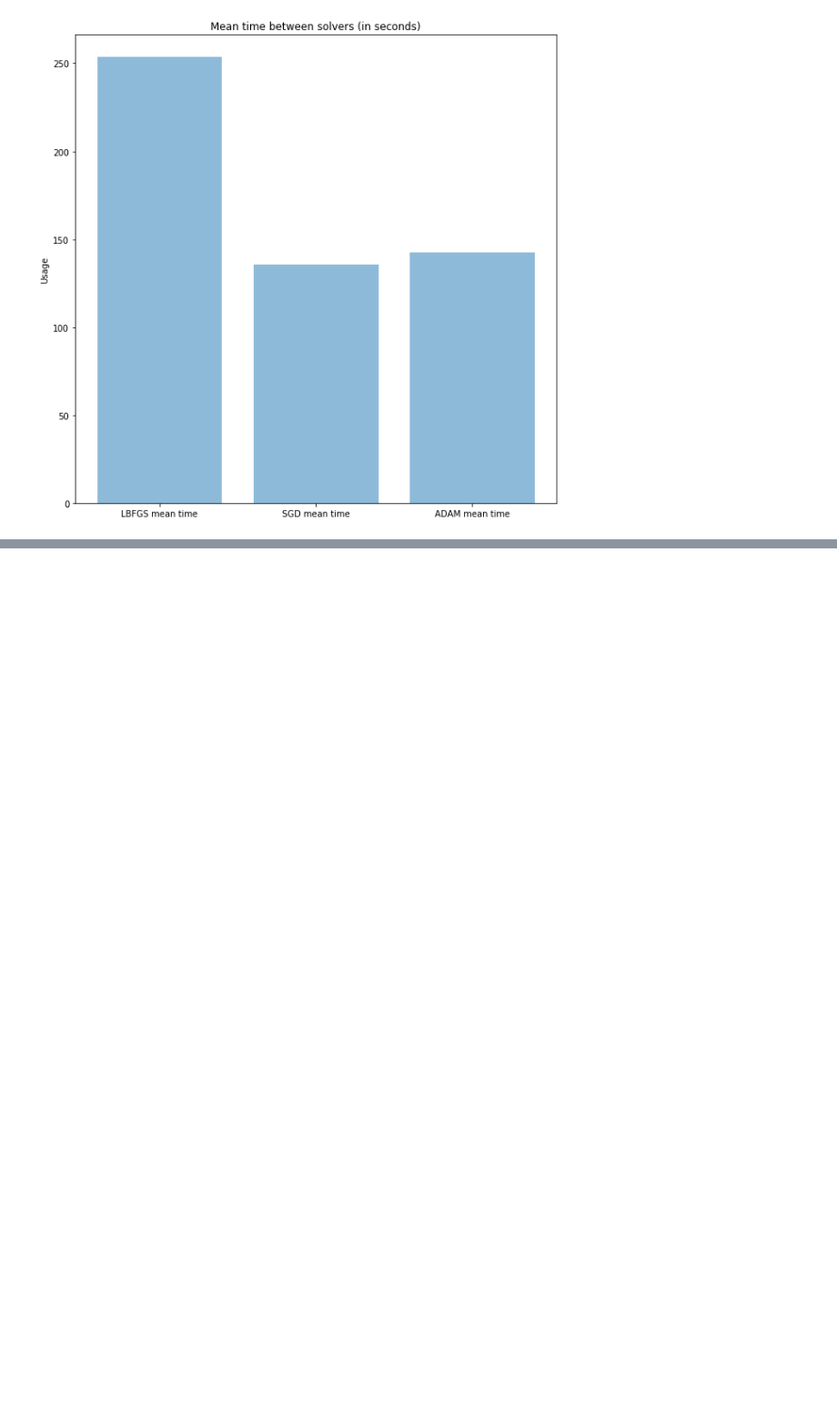
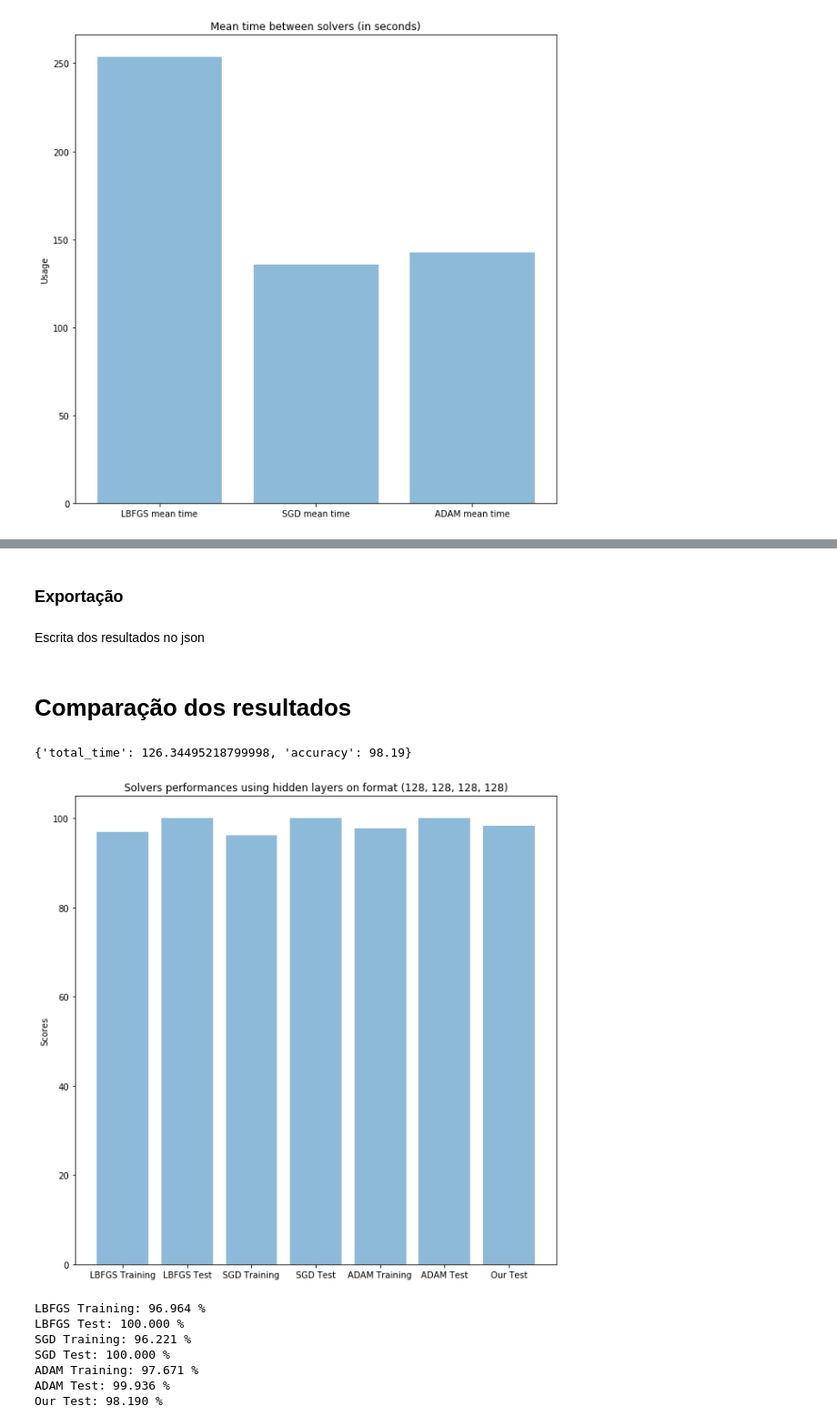
Before and after one commit to LimaEduardo/mnist-mlp, a Jupyter notebook: mnist-mlp.ipynb, the cells around one changed output, grey strips where cells are left out. Shown at 91% size. Cells and saved outputs as stored; diff of their text form; code cells hidden in the pictures; blank space fills up the shorter version.

```diff
--- a/mnist-mlp.ipynb
+++ b/mnist-mlp.ipynb
@@ -280,3 +351,7 @@ plt.ylabel('Scores')
 plt.title(f"Solvers performances using hidden layers on format {hidden_layers[4]}")
 
 plt.show()
+
+
+for pos, obj in enumerate(objects):
+    print(obj + ": " + str("{0:.3f}".format(scores[pos])) + " %")
@@ -302,3 +375,6 @@ plt.ylabel('Scores')
 plt.title(f"Solvers performances using hidden layers on format {hidden_layers[5]}")
 
 plt.show()
+
+for pos, obj in enumerate(objects):
+    print(obj + ": " + str("{0:.3f}".format(scores[pos])) + " %")
@@ -329,0 +747,4 @@ plt.show()
+# %% [markdown]
+### Exportação
+# %% [markdown]
+Escrita dos resultados no json
@@ -330 +754,41 @@ plt.show()
+# %% [markdown]
+# Comparação dos resultados
+# %%
+objects = ("LBFGS Training", "LBFGS Test" , "SGD Training", "SGD Test", "ADAM Training", "ADAM Test", "Our Test")
+
+with open("resultados.json", "r") as json_file:
+    json_data = json.loads(json_file.read())
+
+
+scores = []
+
+scores.append(lbfgs_test_scores[2])
+scores.append(lbfgs_training_scores[2])
+scores.append(sgd_test_scores[2])
+scores.append(sgd_training_scores[2])
+scores.append(adam_test_scores[2])
+scores.append(adam_training_scores[2])
+scores.append(json_data["accuracy"])
+
+y_pos = np.arange(len(objects))
+
+plt.bar(y_pos, scores, align='center', alpha=0.5)
+plt.xticks(y_pos, objects)
+plt.ylabel('Scores')
+plt.title(f"Solvers performances using hidden layers on format {hidden_layers[2]}")
+
+plt.show()
+
+for pos, obj in enumerate(objects):
+    print(obj + ": " + str("{0:.3f}".format(scores[pos])) + " %")
+# %% [output]
+{'total_time': 126.34495218799998, 'accuracy': 98.19}
+[figure, added]
+LBFGS Training: 96.964 %
+LBFGS Test: 100.000 %
+SGD Training: 96.221 %
+SGD Test: 100.000 %
+ADAM Training: 97.671 %
+ADAM Test: 99.936 %
+Our Test: 98.190 %
 # %%
```
Also changed, not shown: parts of 59 cells of this notebook, 4 other files.
